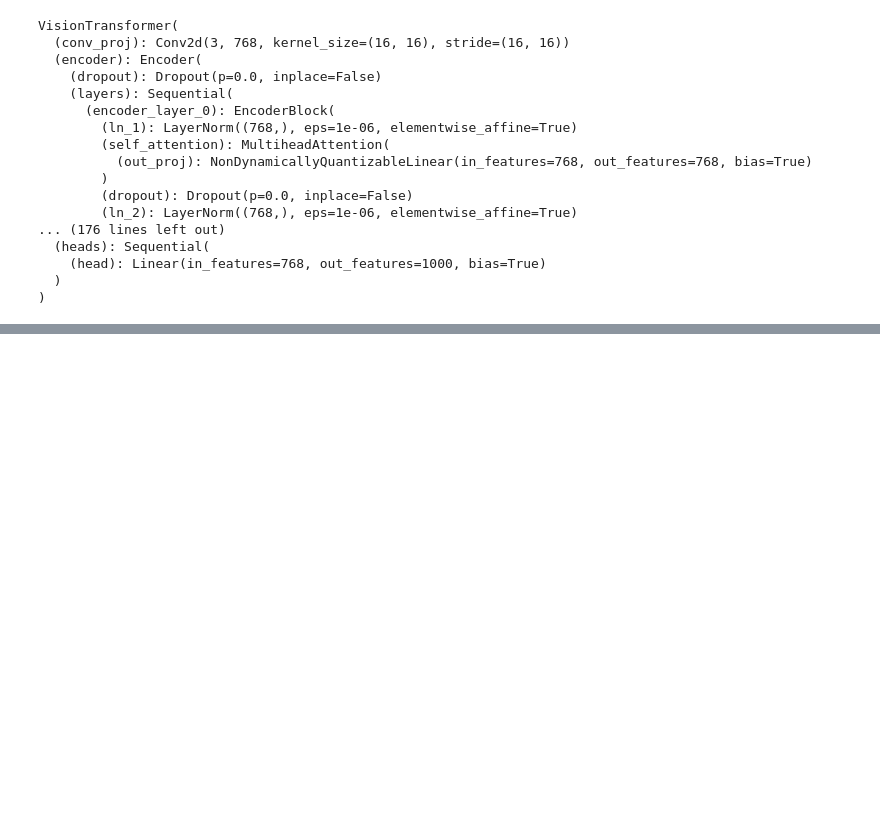
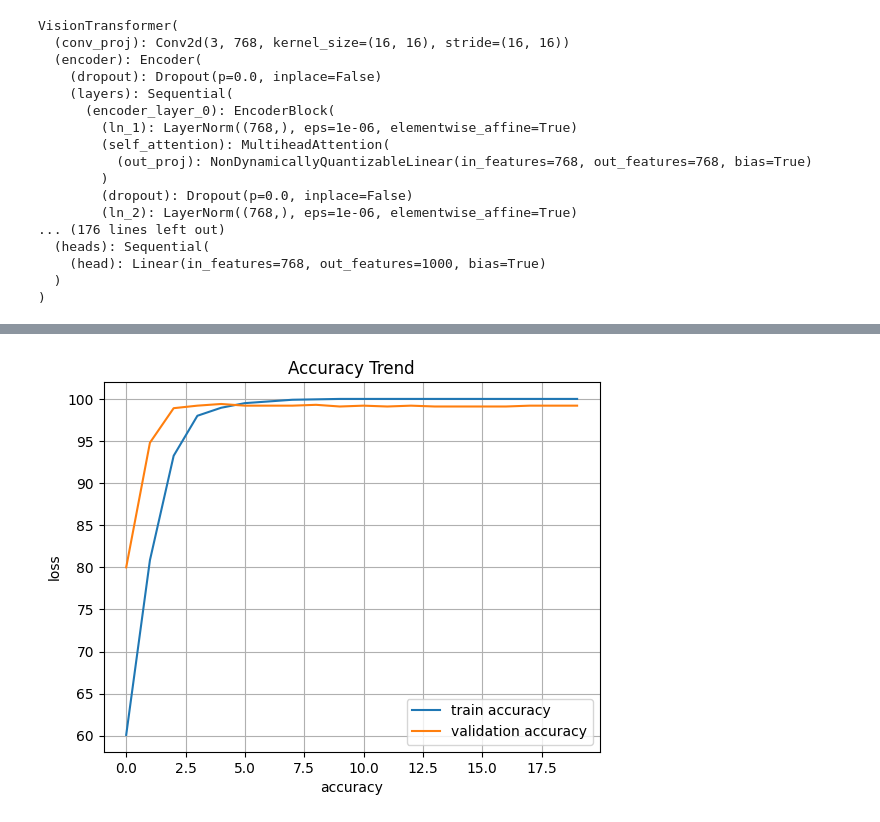
Before and after one commit to chy760martin/deep-learning, a Jupyter notebook: 09_transfer_learning_vit_gpu.ipynb, the cells around one changed output, grey strips where cells are left out. Saved outputs shown, nothing was run; the diff lists cells and outputs as text; code cells hidden in the pictures; blank space fills up the shorter version.

```diff
--- a/09_transfer_learning_vit_gpu.ipynb
+++ b/09_transfer_learning_vit_gpu.ipynb
@@ -355,0 +376,12 @@ model_test(dataloader=test_dataset_loader,
+# %%
+# 시각화 - 정확도
+plt.title('Accuracy Trend')
+plt.xlabel('accuracy')
+plt.ylabel('loss')
+plt.plot(train_accuracy_list, label='train accuracy')
+plt.plot(val_accuracy_list, label='validation accuracy')
+plt.grid()
+plt.legend(loc='best')
+plt.show()
+# %% [output]
+[figure, added]
```
Also changed, not shown: parts of 12 cells of this notebook, 6 other files.
